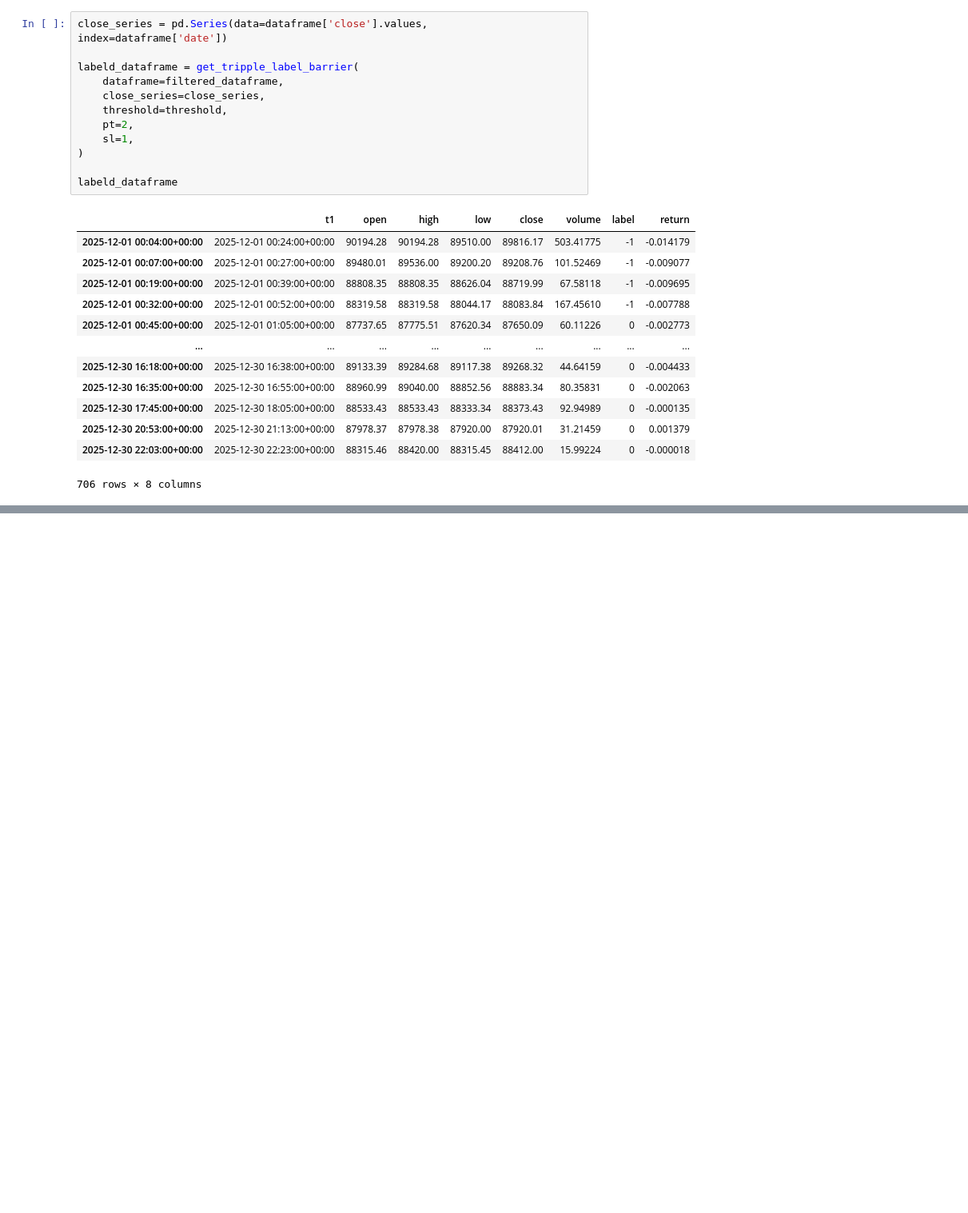
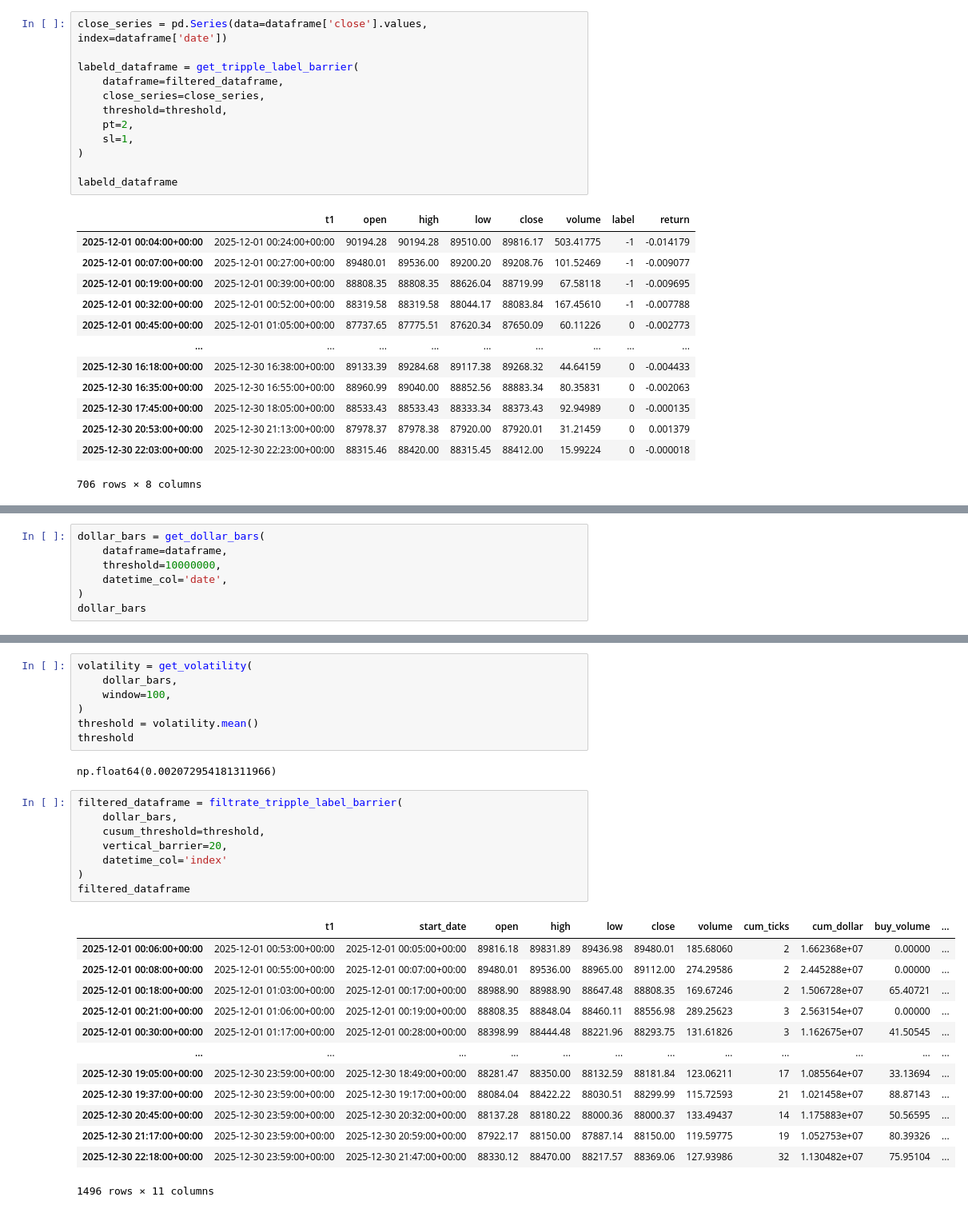
Before and after one commit to Sunama/provenquant, a Jupyter notebook: examples/core/meta_labeling.ipynb, the cells around one changed output, grey strips where cells are left out. Shown at 80% size. Drawn from its saved outputs; the diff is of its cells as text; blank space fills up the shorter version.

Commit message:
threshold

```diff
--- a/examples/core/meta_labeling.ipynb
+++ b/examples/core/meta_labeling.ipynb
@@ -81,0 +85,7 @@ labeld_dataframe
+# %%
+dollar_bars = get_dollar_bars(
+    dataframe=dataframe,
+    threshold=10000000,
+    datetime_col='date',
+)
+dollar_bars
@@ -81,0 +107,31 @@ labeld_dataframe
+# %%
+volatility = get_volatility(
+    dollar_bars,
+    window=100,
+)
+threshold = volatility.mean()
+threshold
+# %% [output]
+np.float64(0.002072954181311966)
+# %%
+filtered_dataframe = filtrate_tripple_label_barrier(
+    dollar_bars,
+    cusum_threshold=threshold,
+    vertical_barrier=20,
+    datetime_col='index'
+)
+filtered_dataframe
+# %% [output]
+|  | t1 | start_date | open | high | low | close | volume | cum_ticks | cum_dollar | buy_volume | ... |
+| 2025-12-01 00:06:00+00:00 | 2025-12-01 00:53:00+00:00 | 2025-12-01 00:05:00+00:00 | 89816.18 | 89831.89 | 89436.98 | 89480.01 | 185.68060 | 2 | 1.662368e+07 | 0.00000 | ... |
+| 2025-12-01 00:08:00+00:00 | 2025-12-01 00:55:00+00:00 | 2025-12-01 00:07:00+00:00 | 89480.01 | 89536.00 | 88965.00 | 89112.00 | 274.29586 | 2 | 2.445288e+07 | 0.00000 | ... |
+| 2025-12-01 00:18:00+00:00 | 2025-12-01 01:03:00+00:00 | 2025-12-01 00:17:00+00:00 | 88988.90 | 88988.90 | 88647.48 | 88808.35 | 169.67246 | 2 | 1.506728e+07 | 65.40721 | ... |
+| 2025-12-01 00:21:00+00:00 | 2025-12-01 01:06:00+00:00 | 2025-12-01 00:19:00+00:00 | 88808.35 | 88848.04 | 88460.11 | 88556.98 | 289.25623 | 3 | 2.563154e+07 | 0.00000 | ... |
+| 2025-12-01 00:30:00+00:00 | 2025-12-01 01:17:00+00:00 | 2025-12-01 00:28:00+00:00 | 88398.99 | 88444.48 | 88221.96 | 88293.75 | 131.61826 | 3 | 1.162675e+07 | 41.50545 | ... |
+| ... | ... | ... | ... | ... | ... | ... | ... | ... | ... | ... | ... |
+| 2025-12-30 19:05:00+00:00 | 2025-12-30 23:59:00+00:00 | 2025-12-30 18:49:00+00:00 | 88281.47 | 88350.00 | 88132.59 | 88181.84 | 123.06211 | 17 | 1.085564e+07 | 33.13694 | ... |
+| 2025-12-30 19:37:00+00:00 | 2025-12-30 23:59:00+00:00 | 2025-12-30 19:17:00+00:00 | 88084.04 | 88422.22 | 88030.51 | 88299.99 | 115.72593 | 21 | 1.021458e+07 | 88.87143 | ... |
+| 2025-12-30 20:45:00+00:00 | 2025-12-30 23:59:00+00:00 | 2025-12-30 20:32:00+00:00 | 88137.28 | 88180.22 | 88000.36 | 88000.37 | 133.49437 | 14 | 1.175883e+07 | 50.56595 | ... |
+| 2025-12-30 21:17:00+00:00 | 2025-12-30 23:59:00+00:00 | 2025-12-30 20:59:00+00:00 | 87922.17 | 88150.00 | 87887.14 | 88150.00 | 119.59775 | 19 | 1.052753e+07 | 80.39326 | ... |
+| 2025-12-30 22:18:00+00:00 | 2025-12-30 23:59:00+00:00 | 2025-12-30 21:47:00+00:00 | 88330.12 | 88470.00 | 88217.57 | 88369.06 | 127.93986 | 32 | 1.130482e+07 | 75.95104 | ... |
+1496 rows × 11 columns
```
Also changed, not shown: parts of 3 cells of this notebook, 2 other files.
